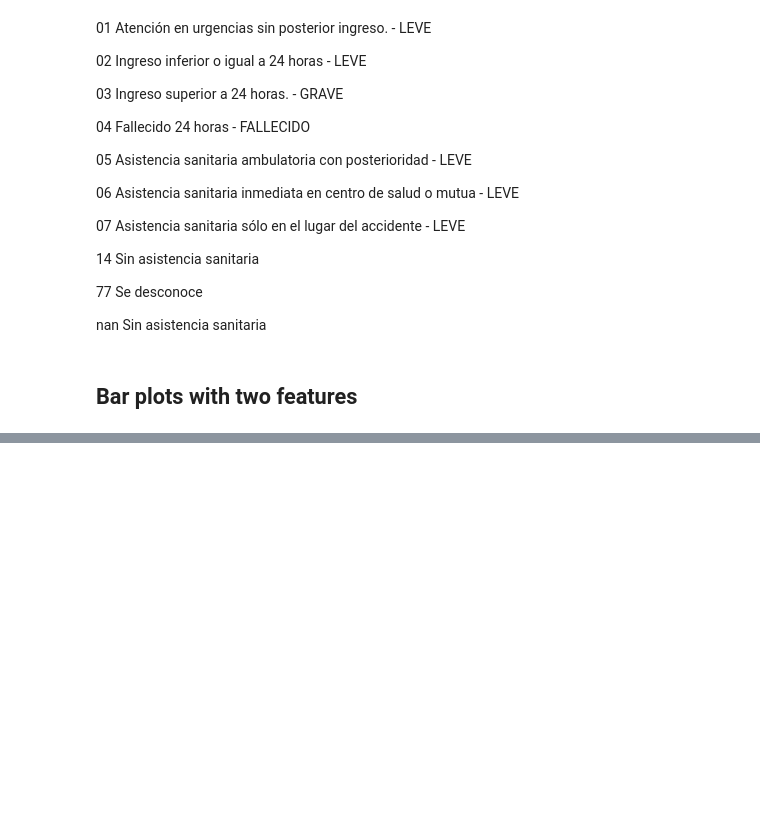
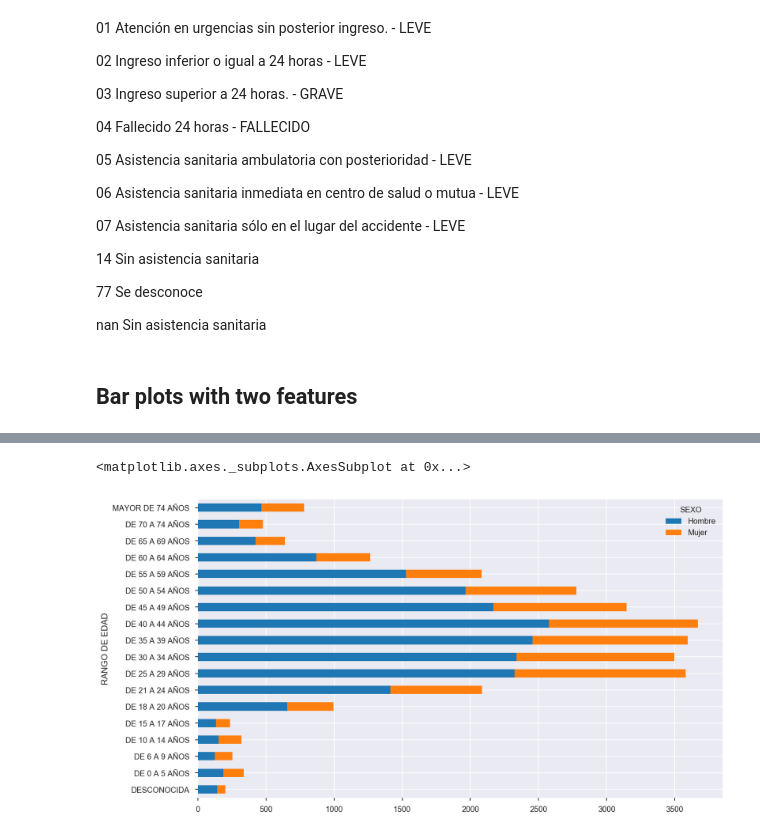
Before and after one commit to pablorodriper/madrid-open-data, a Jupyter notebook: traffic_accidents.ipynb, the cells around one changed output, grey strips where cells are left out. Cells and saved outputs as stored; diff of their text form; code cells hidden in the pictures; blank space fills up the shorter version.

```diff
--- a/traffic_accidents.ipynb
+++ b/traffic_accidents.ipynb
@@ -194,0 +174,8 @@ dtype: int64
+# %%
+df_edad_sexo = df.groupby(["SEXO", 'RANGO DE EDAD']).size().reset_index().pivot(columns='SEXO', index='RANGO DE EDAD', values=0)
+
+df_edad_sexo = df_edad_sexo.reindex(['DESCONOCIDA','DE 0 A 5 AÑOS','DE 6 A 9 AÑOS','DE 10 A 14 AÑOS','DE 15 A 17 AÑOS', 'DE 18 A 20 AÑOS','DE 21 A 24 AÑOS', 'DE 25 A 29 AÑOS', 'DE 30 A 34 AÑOS', 'DE 35 A 39 AÑOS', 'DE 40 A 44 AÑOS', 'DE 45 A 49 AÑOS', 'DE 50 A 54 AÑOS', 'DE 55 A 59 AÑOS', 'DE 60 A 64 AÑOS', 'DE 65 A 69 AÑOS', 'DE 70 A 74 AÑOS', 'MAYOR DE 74 AÑOS'])
+df_edad_sexo.plot(kind='barh', stacked=True, figsize=(12,7))
+# %% [output]
+<matplotlib.axes._subplots.AxesSubplot at 0x...>
+[figure, added]
```
Also changed, not shown: parts of 5 cells of this notebook.
